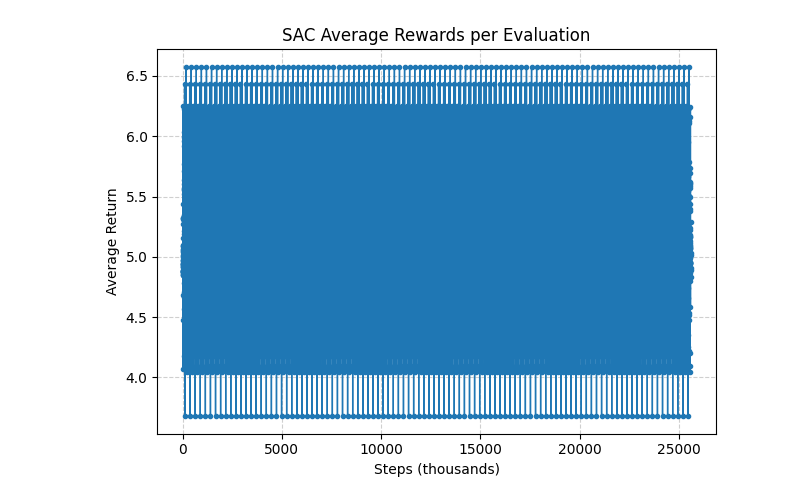
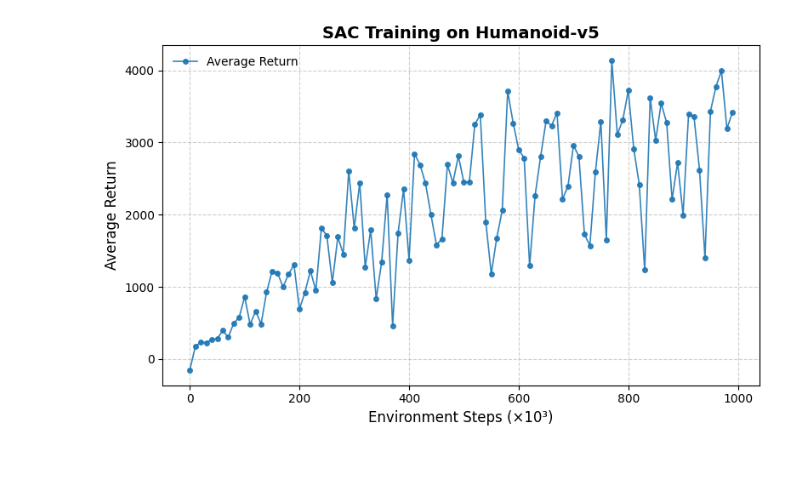
Before and after one commit to Aidan47/walking, a Jupyter notebook: sim.ipynb, the cells around one changed output. Drawn from its saved outputs; the diff is of its cells as text; code cells hidden in the pictures; blank space fills up the shorter version.

Commit message:
Added and fixed reward graphs

```diff
--- a/sim.ipynb
+++ b/sim.ipynb
@@ -48,18 +54,26 @@ for f in folder:
 # %%
 # plot rewards
 
-rewards = 100 * list(np.load("rewards.npy"))[:-1]
-steps = np.arange(len(rewards))
+rewards = list(np.load(PATH+"rewards.npy"))
+steps = 10 * np.arange(len(rewards))
 
-plt.plot(steps, rewards, marker="o", markersize=3, linestyle="-", linewidth=1)
+plt.figure(figsize=(8,5))
+plt.plot(
+    steps, rewards,
+    marker="o", markersize=4,
+    linestyle="-", linewidth=1.2,
+    alpha=0.9, label="Average Return"
+)
 
 # Labels and title
-plt.xlabel("Steps (thousands)")
-plt.ylabel("Average Return")
-plt.title("SAC Average Rewards per Evaluation")
+plt.xlabel("Environment Steps (×10³)", fontsize=12)
+plt.ylabel("Average Return", fontsize=12)
+plt.title("SAC Training on Humanoid-v5", fontsize=14, weight="bold")
 
 plt.grid(True, linestyle="--", alpha=0.6)
+plt.legend(frameon=False)
 plt.tight_layout()
+
 plt.show()
 # %% [output]
-[figure, old version]
+[figure, new version]
```
Also changed, not shown: parts of 2 cells of this notebook.
